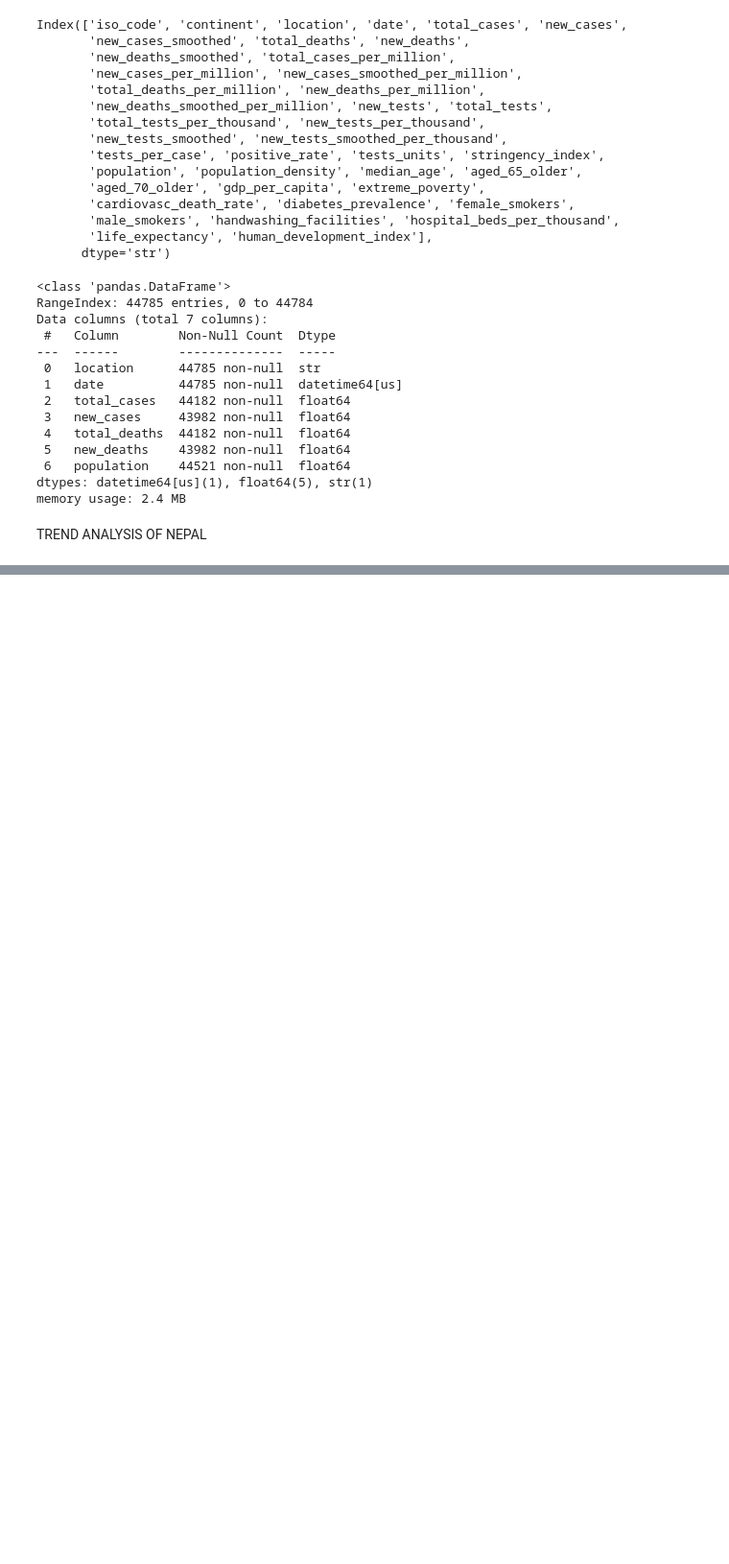
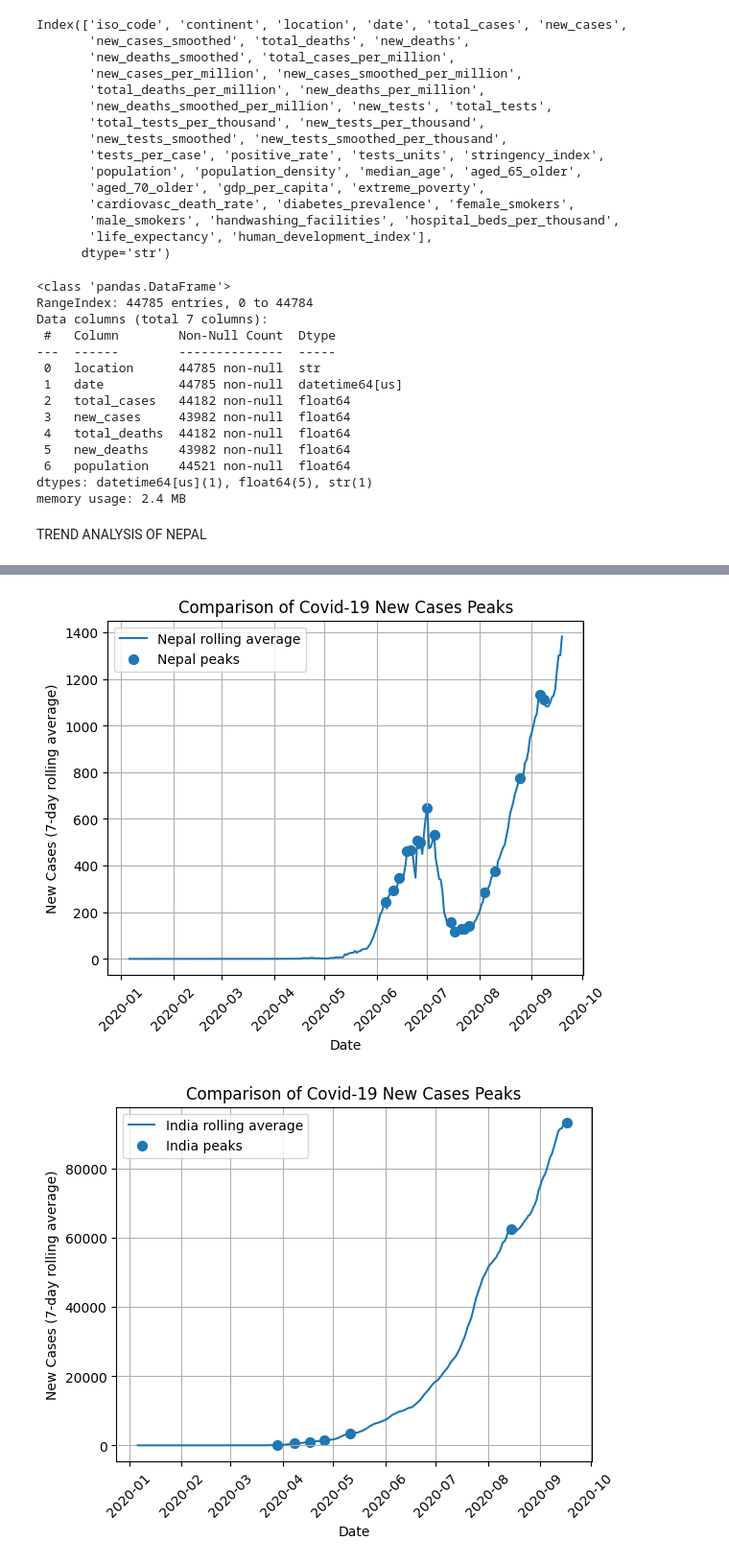
Before and after one commit to dipesh-2005/Covid-19-Analysis, a Jupyter notebook: Covid19-analysis/Scripts/covid-analysis.ipynb, the cells around one changed output, grey strips where cells are left out. Shown at 96% size. Drawn from its saved outputs; the diff is of its cells as text; code cells hidden in the pictures; blank space fills up the shorter version.

```diff
--- a/Covid19-analysis/Scripts/covid-analysis.ipynb
+++ b/Covid19-analysis/Scripts/covid-analysis.ipynb
@@ -175,0 +210,39 @@ plt.show()
+# %%
+countries = ['Nepal', 'India', 'China']
+from scipy.signal import find_peaks
+data=pd.read_csv('C:/PROJECTS/Covid19-analysis/Data/owid-covid-data.csv')
+data['date'] = pd.to_datetime(data['date'])
+#function to  prepare data for a country
+def prepare_country_data(country, height_threshold=50): # Adjust this threshold based on the scale of cases in the country
+    country_data=data[data['location'] == country][['date', 'new_cases']].copy()# Select only date and new_cases columns
+    country_data['new_cases'] = country_data['new_cases'].fillna(0)# Fill missing values with 0
+    country_data['rolling_avg'] = country_data['new_cases'].rolling(window=7).mean()# Calculate 7-day rolling average to smooth the data
+
+    #find peaks
+    cases=rolling_avg = country_data['rolling_avg'].to_numpy() # Convert to numpy array for find_peaks
+    peaks, _ = find_peaks(cases, height=height_threshold) # Find peaks
+    peak_dates = country_data['date'].iloc[peaks] # Get corresponding dates for peaks
+    peak_values = country_data['rolling_avg'].iloc[peaks] # Get corresponding new_cases values for peaks
+
+    return country_data, peak_dates, peak_values
+# %%
+#plot comparisions
+plt.Figure(figsize=(12,6))
+for country in countries:
+    country_data, peak_dates, peak_values = prepare_country_data(country, height_threshold=50)# Adjust this threshold based on the scale of cases in the country
+
+    #plotting the rolling average of new cases
+    plt.plot(country_data['date'], country_data['rolling_avg'], label=f'{country} rolling average')# Plot rolling average of new cases
+
+    #plotting peaks
+    plt.scatter(peak_dates, peak_values,marker='o',s=50, label=f'{country} peaks')# Plot peaks of new cases
+    plt.title('Comparison of Covid-19 New Cases Peaks')
+    plt.xlabel('Date')
+    plt.ylabel('New Cases (7-day rolling average)')
+    plt.xticks(rotation=45)
+    plt.legend()
+    plt.grid()
+    plt.show()
+# %% [output]
+[figure, added]
+[figure, added]
```
Also changed, not shown: parts of 6 cells of this notebook.
